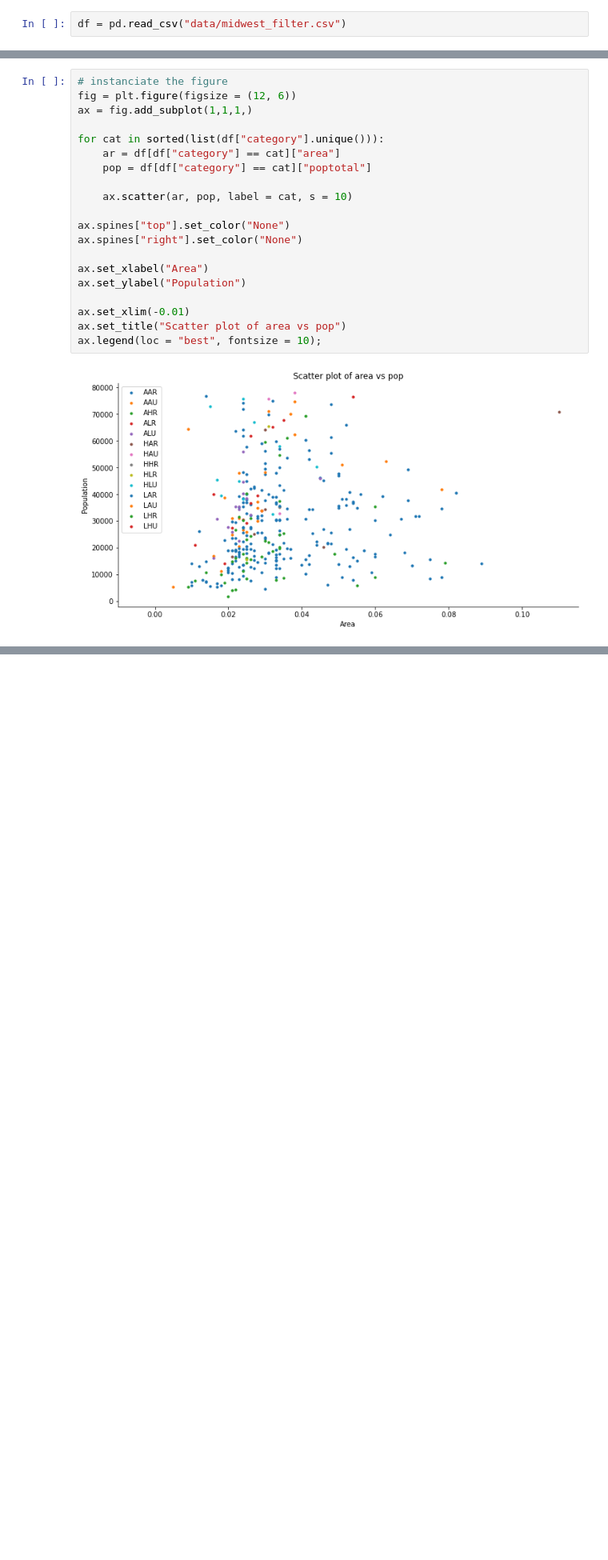
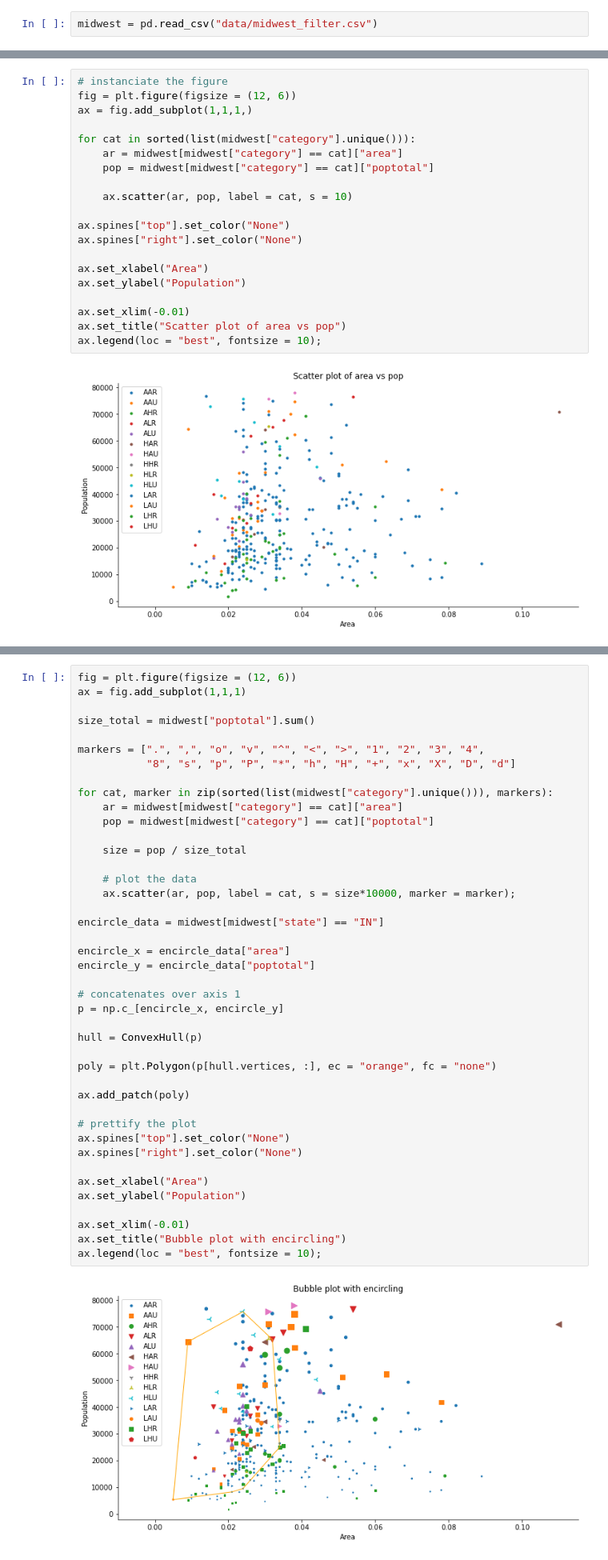
Before and after one commit to kyutcho/viz_in_python, a Jupyter notebook: viz_in_python.ipynb, the cells around one changed output, grey strips where cells are left out. Shown: that part at 80% size. Cells and saved outputs as stored; diff of their text form; blank space fills up the shorter version.

Commit message:
finished plot 2 - learned np.c_ and add_patch

```diff
--- a/viz_in_python.ipynb
+++ b/viz_in_python.ipynb
@@ -44,2 +42,2 @@ import pandas as pd
 # %%
-df = pd.read_csv("data/midwest_filter.csv")
+midwest = pd.read_csv("data/midwest_filter.csv")
@@ -48,9 +54,9 @@ df = pd.read_csv("data/midwest_filter.csv")
 fig = plt.figure(figsize = (12, 6))
 ax = fig.add_subplot(1,1,1,)
 
-for cat in sorted(list(df["category"].unique())):
-    ar = df[df["category"] == cat]["area"]
-    pop = df[df["category"] == cat]["poptotal"]
+for cat in sorted(list(midwest["category"].unique())):
+    ar = midwest[midwest["category"] == cat]["area"]
+    pop = midwest[midwest["category"] == cat]["poptotal"]
 
     ax.scatter(ar, pop, label = cat, s = 10)
 
@@ -67,0 +76,44 @@ ax.legend(loc = "best", fontsize = 10);
+# %%
+fig = plt.figure(figsize = (12, 6))
+ax = fig.add_subplot(1,1,1)
+
+size_total = midwest["poptotal"].sum()
+
+markers = [".", ",", "o", "v", "^", "<", ">", "1", "2", "3", "4",
+           "8", "s", "p", "P", "*", "h", "H", "+", "x", "X", "D", "d"]
+
+for cat, marker in zip(sorted(list(midwest["category"].unique())), markers):
+    ar = midwest[midwest["category"] == cat]["area"]
+    pop = midwest[midwest["category"] == cat]["poptotal"]
+
+    size = pop / size_total
+
+    # plot the data
+    ax.scatter(ar, pop, label = cat, s = size*10000, marker = marker);
+
+encircle_data = midwest[midwest["state"] == "IN"]
+
+encircle_x = encircle_data["area"]
+encircle_y = encircle_data["poptotal"]
+
+# concatenates over axis 1
+p = np.c_[encircle_x, encircle_y]
+
+hull = ConvexHull(p)
+
+poly = plt.Polygon(p[hull.vertices, :], ec = "orange", fc = "none")
+
+ax.add_patch(poly)
+
+# prettify the plot
+ax.spines["top"].set_color("None")
+ax.spines["right"].set_color("None")
+
+ax.set_xlabel("Area")
+ax.set_ylabel("Population")
+
+ax.set_xlim(-0.01)
+ax.set_title("Bubble plot with encircling")
+ax.legend(loc = "best", fontsize = 10);
+# %% [output]
+[figure, added]
```
Also changed, not shown: parts of 4 cells of this notebook.
